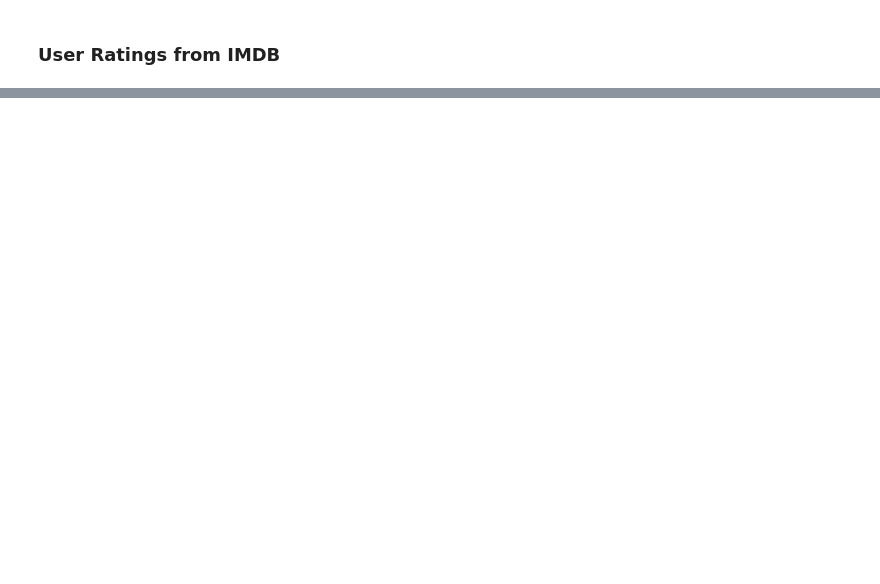
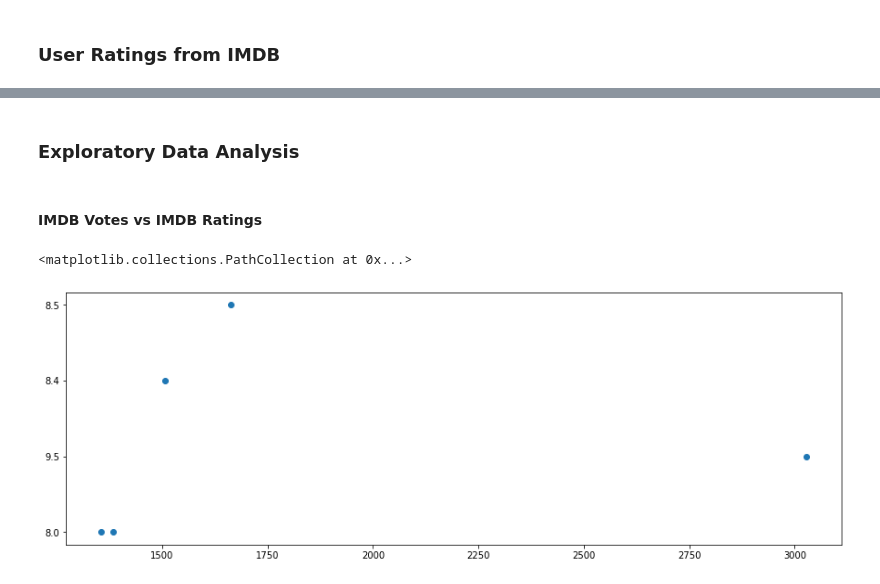
Before and after one commit to jagrutijoshi2603/Python-for-Data-Science-Project, a Jupyter notebook: Project.ipynb, the cells around one changed output, grey strips where cells are left out. Cells and saved outputs as stored; diff of their text form; code cells hidden in the pictures; blank space fills up the shorter version.

```diff
--- a/Project.ipynb
+++ b/Project.ipynb
@@ -75,0 +94,3 @@ uclient.close()
+# %%
+av_club_imdb_b99 = pd.merge(av_club_b99, imdb_b99, on='episode_air_date')
+av_club_imdb_b99.head()
@@ -75,0 +104,5 @@ uclient.close()
+# %%
+column_names = ['rating_letter','rating_num']
+data = [['A',10], ['A-',9], ['B+',8], ['B',7], ['B-',6], ['C+',5], ['C',4], ['C-',3], ['D+',2], ['D',1]]
+av_club_rating = pd.DataFrame(data,columns = column_names)
+av_club_rating.head()
@@ -75,0 +116,3 @@ uclient.close()
+# %%
+av_club_imdb_b99 = pd.merge(av_club_imdb_b99, av_club_rating, left_on='episode_rating_x',right_on='rating_letter')
+av_club_imdb_b99.head()
@@ -75,0 +126,4 @@ uclient.close()
+# %%
+av_club_imdb_b99 = av_club_imdb_b99.rename(columns={'rating_num':'episode_rating_av_club','episode_rating_y':'episode_rating_imdb','total_votes':'total_votes_imdb'})
+av_club_imdb_b99 = av_club_imdb_b99[['episode_name','episode_air_date','episode_rating_imdb','total_votes_imdb','episode_rating_av_club']]
+av_club_imdb_b99
@@ -75,0 +137,11 @@ uclient.close()
+# %% [markdown]
+### Exploratory Data Analysis
+# %% [markdown]
+#### IMDB Votes vs IMDB Ratings
+# %%
+fig, ax = plt.subplots(1,1,figsize=(15,5))
+
+ax.scatter('total_votes_imdb','episode_rating_imdb',data=av_club_imdb_b99)
+# %% [output]
+<matplotlib.collections.PathCollection at 0x...>
+[figure, added]
```
Also changed, not shown: parts of 13 cells of this notebook.
